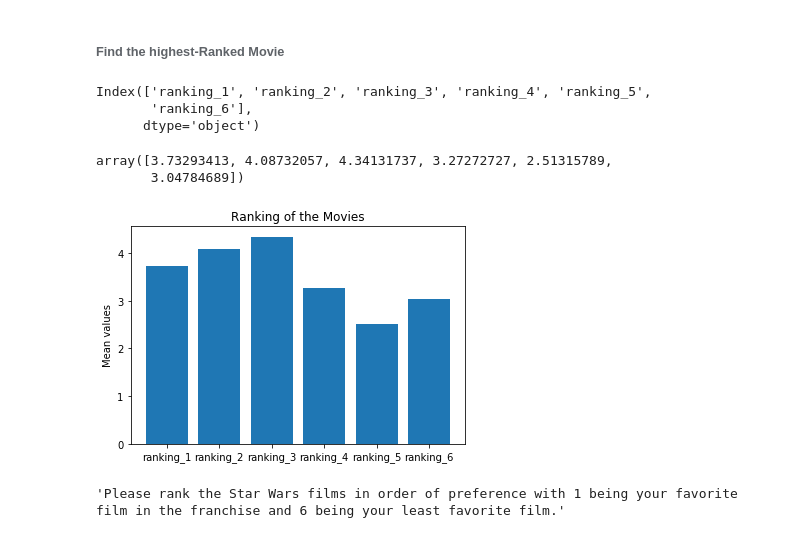
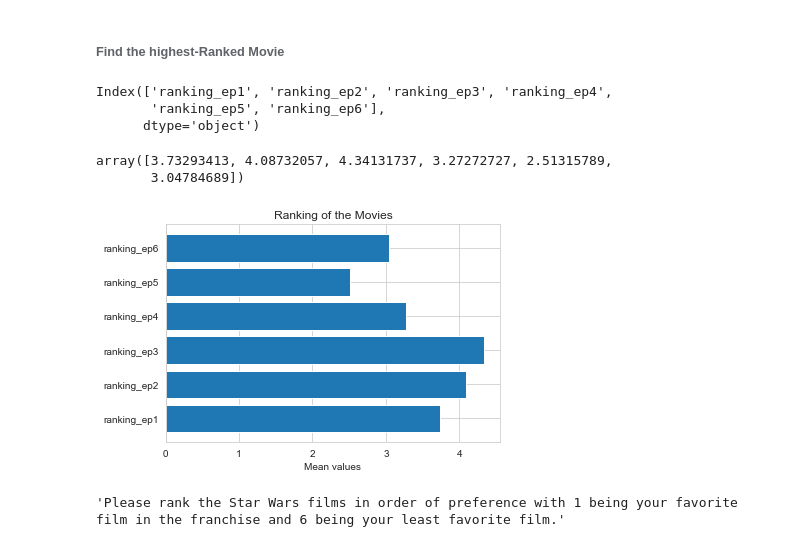
Before and after one commit to Mattobad/66DaysOfData, a Jupyter notebook: jupyter_notebooks/Star-Wars-Survey-Analysis.ipynb, the cells around one changed output. Saved outputs shown, nothing was run; the diff lists cells and outputs as text; code cells hidden in the pictures.

```diff
--- a/jupyter_notebooks/Star-Wars-Survey-Analysis.ipynb
+++ b/jupyter_notebooks/Star-Wars-Survey-Analysis.ipynb
@@ -22,6 +22,11 @@ Now, we have surface understanding of the data. We'll formulate few questions li
 import pandas as pd
 import numpy as np
 import matplotlib.pyplot as plt
+import seaborn as sns
+
+%matplotlib inline
+
+sns.set_style('whitegrid')
 # %%
 df = pd.read_csv('https://raw.githubusercontent.com/fivethirtyeight/data/master/star-wars-survey/StarWars.csv',
                           encoding='ISO-8859-1')
@@ -258,32 +263,32 @@ Name: seen_6, dtype: int64
 # here seen_1 means watched the Star Wars: Episode I.
 # Reminder: boolean values this makes our analysis easier
 # due to the behaviour of pandas to Boolean values.
-watched_dict = {'seen_1':{
+watched_dict = {'seen_ep1':{
     "Star Wars: Episode I  The Phantom Menace": True,
     np.NaN: False
 },
 
-'seen_2':{
+'seen_ep2':{
     "Star Wars: Episode II  Attack of the Clones": True,
     np.NaN: False
 },
 
-'seen_3':{
+'seen_ep3':{
     "Star Wars: Episode III  Revenge of the Sith": True,
     np.NaN: False
 },
 
-'seen_4':{
+'seen_ep4':{
     "Star Wars: Episode IV  A New Hope": True,
     np.NaN: False
 },
 
-'seen_5':{
+'seen_ep5':{
     "Star Wars: Episode V The Empire Strikes Back": True,
     np.NaN: False
 },
 
-'seen_6':{
+'seen_ep6':{
     "Star Wars: Episode VI Return of the Jedi": True,
     np.NaN: False
 }
@@ -388,8 +393,8 @@ ranking_mean =star_wars_df[star_wars_df.columns.values[9:15]].mean()
 # %%
 ranking_mean.index
 # %% [output]
-Index(['ranking_1', 'ranking_2', 'ranking_3', 'ranking_4', 'ranking_5',
-       'ranking_6'],
+Index(['ranking_ep1', 'ranking_ep2', 'ranking_ep3', 'ranking_ep4',
+       'ranking_ep5', 'ranking_ep6'],
       dtype='object')
 # %%
 ranking_mean.values
@@ -399,12 +404,12 @@ array([3.73293413, 4.08732057, 4.34131737, 3.27272727, 2.51315789,
 # %%
 import matplotlib.pyplot as plt
 # %%
-plt.bar(ranking_mean.index,ranking_mean.values)
+plt.barh(ranking_mean.index,ranking_mean.values)
 plt.title('Ranking of the Movies')
-plt.ylabel('Mean values')
+plt.xlabel('Mean values')
 plt.show()
 # %% [output]
-[figure, old version]
+[figure, new version]
 # %%
 # putting all the keys & values in the list
 key_list =list(question_2.keys())
```
Also changed, not shown: parts of 79 cells of this notebook.
